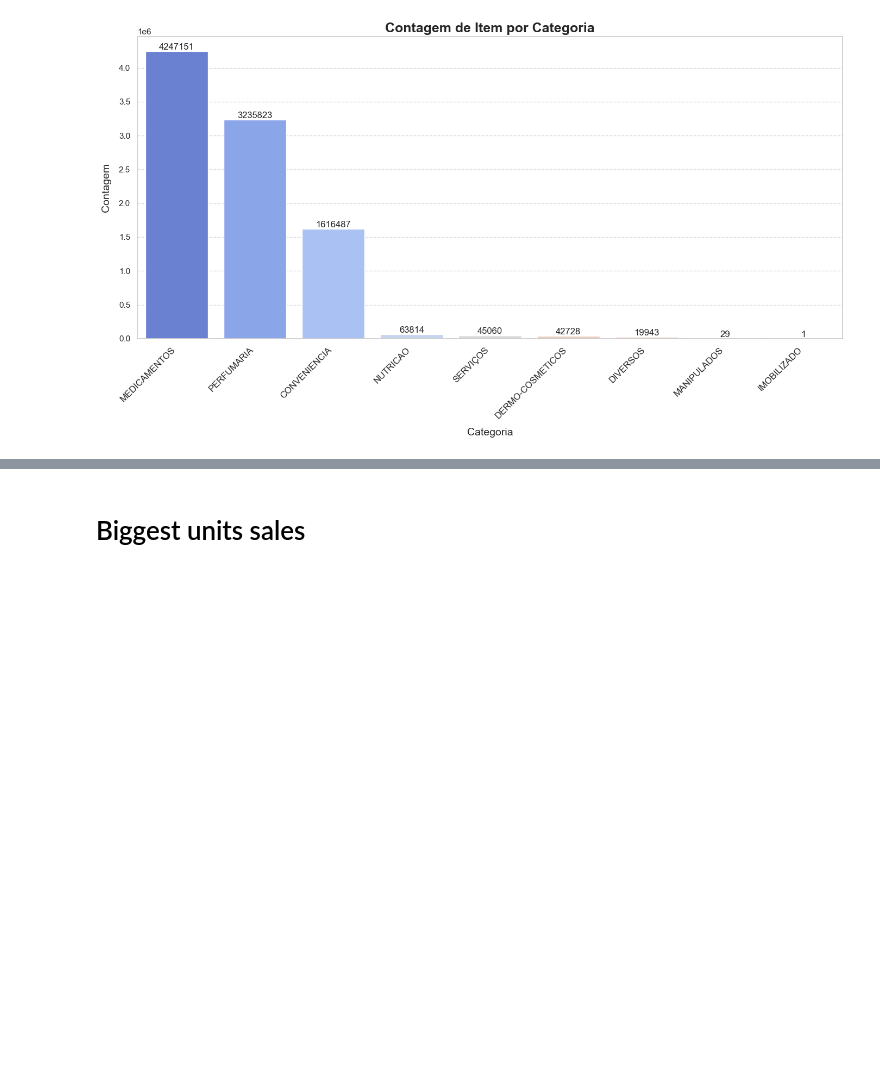
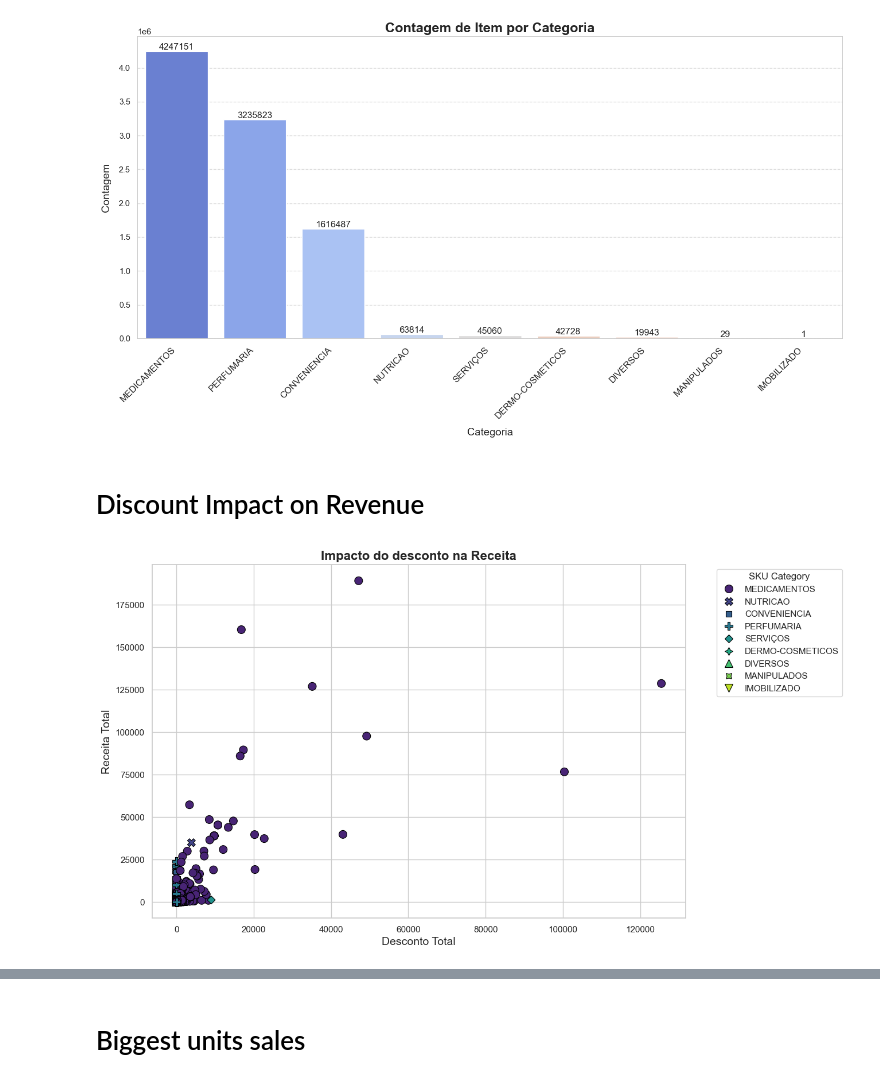
Before and after one commit to macedoti13/Cross-and-Up-Selling-with-Deep-Learning, a Jupyter notebook: joao_analysis.ipynb, the cells around one changed output, grey strips where cells are left out. Saved outputs shown, nothing was run; the diff lists cells and outputs as text; code cells hidden in the pictures; blank space fills up the shorter version.

```diff
--- a/joao_analysis.ipynb
+++ b/joao_analysis.ipynb
@@ -117,3 +124,16 @@ plt.tight_layout()
 plt.show()
 # %% [output]
 [figure]
+# %% [markdown]
+# Discount Impact on Revenue
+# %%
+plt.figure(figsize=(12, 8))
+sns.scatterplot(data=df, x='TOTAL_DESCONTO', y='TOTAL_LIQUIDO', hue='CATEGORIA_SKU', style='CATEGORIA_SKU', s=100, palette='viridis', edgecolor='black')
+plt.title('Impacto do desconto na Receita', fontsize=16, fontweight='bold')
+plt.ylabel('Receita Total', fontsize=14)
+plt.xlabel('Desconto Total', fontsize=14)
+plt.grid(True)
+plt.legend(title='SKU Category', bbox_to_anchor=(1.05, 1), loc='upper left')
+plt.show()
+# %% [output]
+[figure, added]
```
Also changed, not shown: parts of 21 cells of this notebook.
